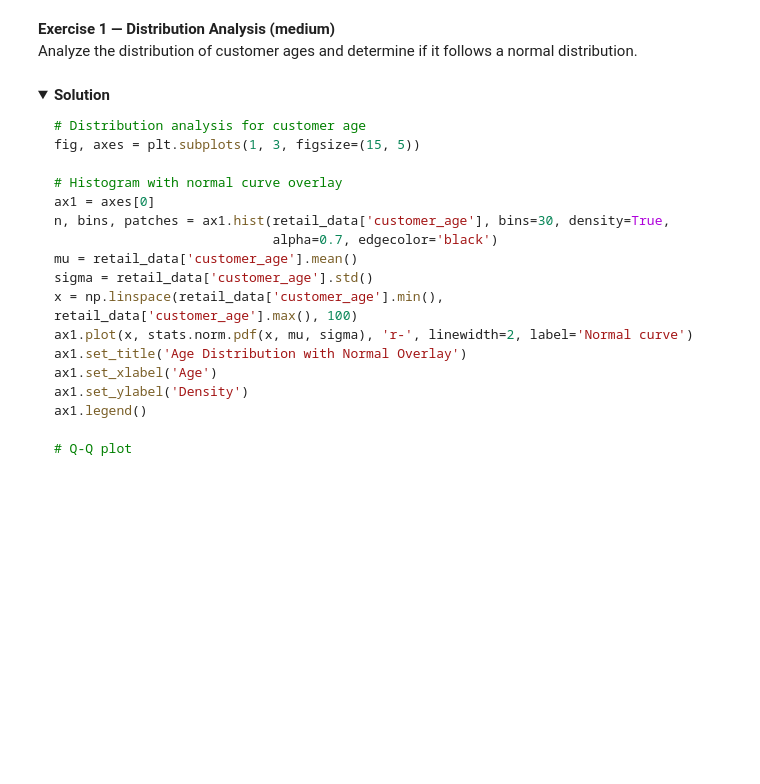
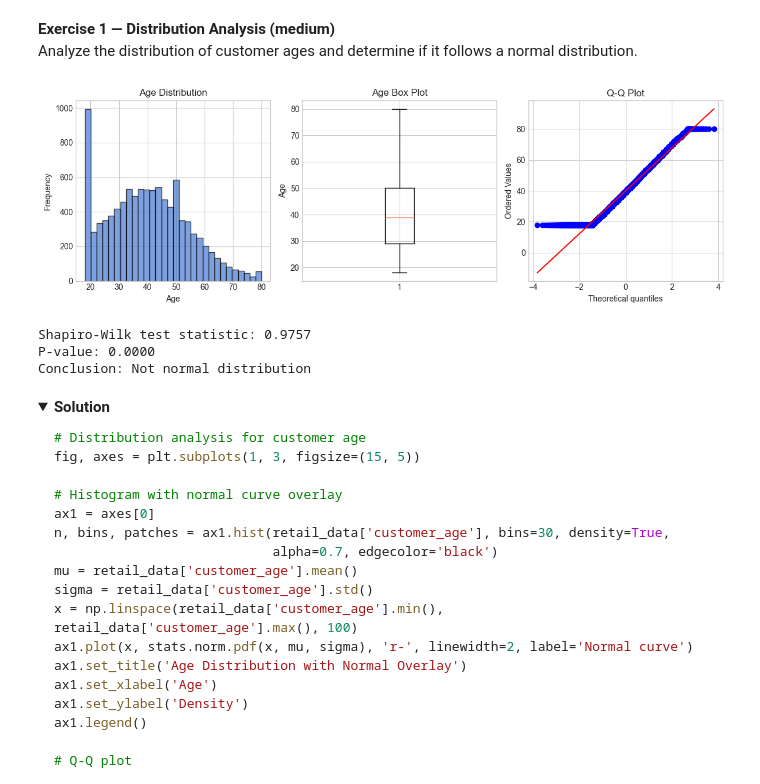
Before and after one commit to jessicapaes/aitechinstitute-jesspaes, a Jupyter notebook: week_2/notebooks/02d_statistical_visualisation.ipynb, the cells around one changed output. Cells and saved outputs as stored; diff of their text form; code cells hidden in the pictures; folded sections open; blank space fills up the shorter version.

```diff
--- a/week_2/notebooks/02d_statistical_visualisation.ipynb
+++ b/week_2/notebooks/02d_statistical_visualisation.ipynb
@@ -180,7 +223,38 @@ print(f"Kurtosis: {retail_data['total_amount'].kurtosis():.2f}")
 **Exercise 1 — Distribution Analysis (medium)**
 Analyze the distribution of customer ages and determine if it follows a normal distribution.
 # %%
-# Your turn
+plt.figure(figsize=(12, 4))
+
+#histogram
+plt.subplot(1,3,1)
+plt.hist(retail_data['customer_age'], bins=30, edgecolor='black', alpha=0.7)
+plt.title('Age Distribution')
+plt.xlabel('Age')
+plt.ylabel('Frequency')
+
+#box plot
+plt.subplot(1,3,2)
+plt.boxplot(retail_data['customer_age'])
+plt.title('Age Box Plot')
+plt.ylabel('Age')
+
+#Q-Q Plot
+plt.subplot(1,3,3)
+stats.probplot(retail_data['customer_age'], dist="norm", plot=plt)
+plt.title('Q-Q Plot')
+
+plt.tight_layout()
+plt.show()
+
+statistic, p_value = stats.shapiro(retail_data['customer_age'][:5000])
+print(f"Shapiro-Wilk test statistic: {statistic:.4f}")
+print(f"P-value: {p_value:.4f}")
+print(f"Conclusion: {'Normal distribution' if p_value > 0.05 else 'Not normal distribution'}")
+# %% [output]
+[figure, added]
+Shapiro-Wilk test statistic: 0.9757
+P-value: 0.0000
+Conclusion: Not normal distribution
 # %% [markdown]
 <details>
 <summary><b>Solution</b></summary>
```
Also changed, not shown: parts of 9 cells of this notebook, 58 other files.
